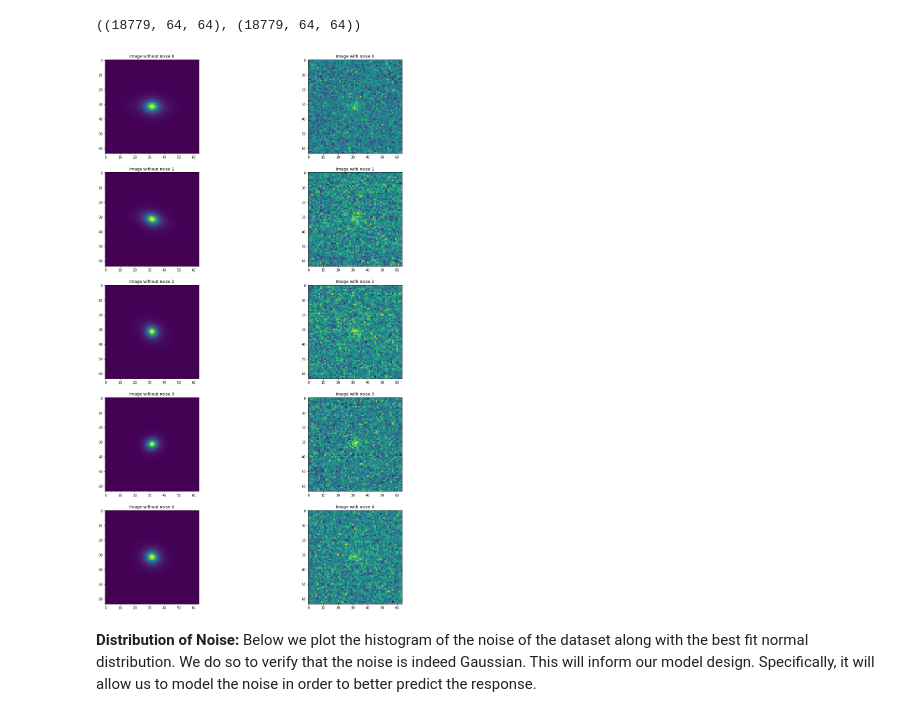
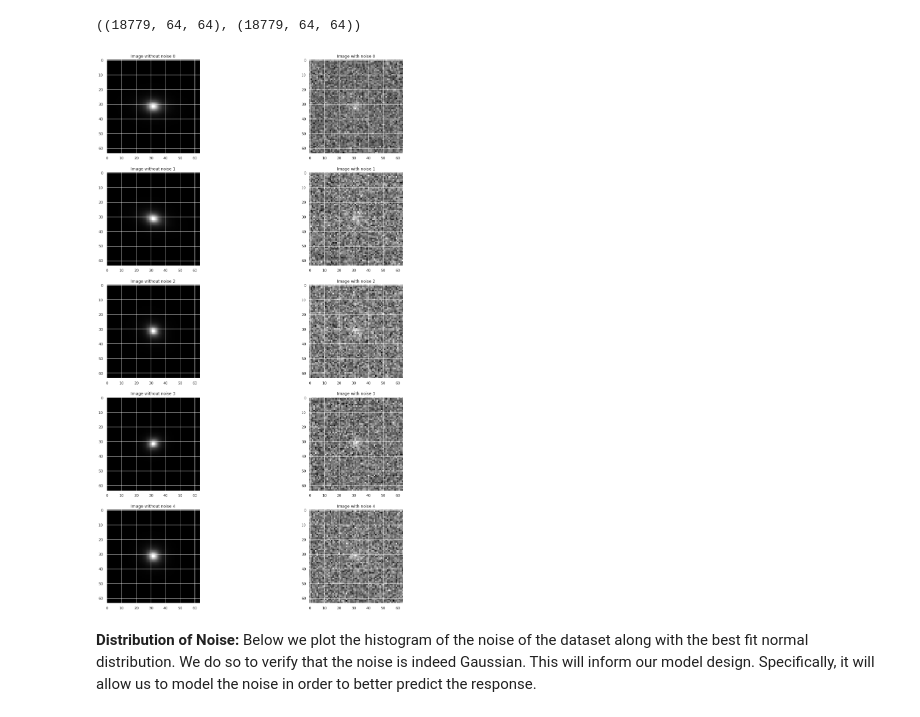
Before and after one commit to asanneh/CS109B_Final_Project_Group_35, a Jupyter notebook: CS109B_Final_Project_Group_35.ipynb, the cells around one changed output. Cells and saved outputs as stored; diff of their text form; code cells hidden in the pictures.

```diff
--- a/CS109B_Final_Project_Group_35.ipynb
+++ b/CS109B_Final_Project_Group_35.ipynb
@@ -69,15 +77,15 @@ image.shape, image_nonoise.shape
 # %% [output]
 ((18779, 64, 64), (18779, 64, 64))
 # %%
+# Plot the first five images with and without noise
 fig, ax = plt.subplots(5,2, figsize=(20,30))
-
 for i in range(5):
-    ax[i][0].imshow(image_nonoise[i])
+    ax[i][0].imshow(image_nonoise[i], cmap='gray')
     ax[i][0].set_title('Image without noise {}'.format(i))
-    ax[i][1].imshow(image_withnoise[i])
+    ax[i][1].imshow(image_withnoise[i], cmap='gray')
     ax[i][1].set_title('Image with noise {}'.format(i))
 # %% [output]
-[figure, old version]
+[figure, new version]
 # %% [markdown]
 **Distribution of Noise:** Below we plot the histogram of the noise of the dataset along with the best fit normal distribution. We do so to verify that the noise is indeed Gaussian. This will inform our model design. Specifically, it will allow us to model the noise in order to better predict the response.
 # %%
```
Also changed, not shown: parts of 12 cells of this notebook.
